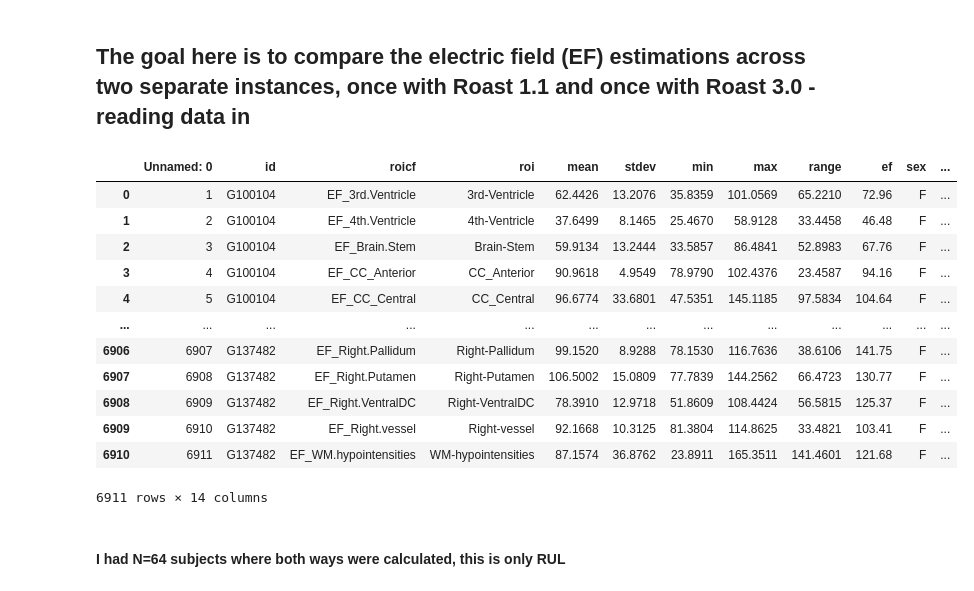
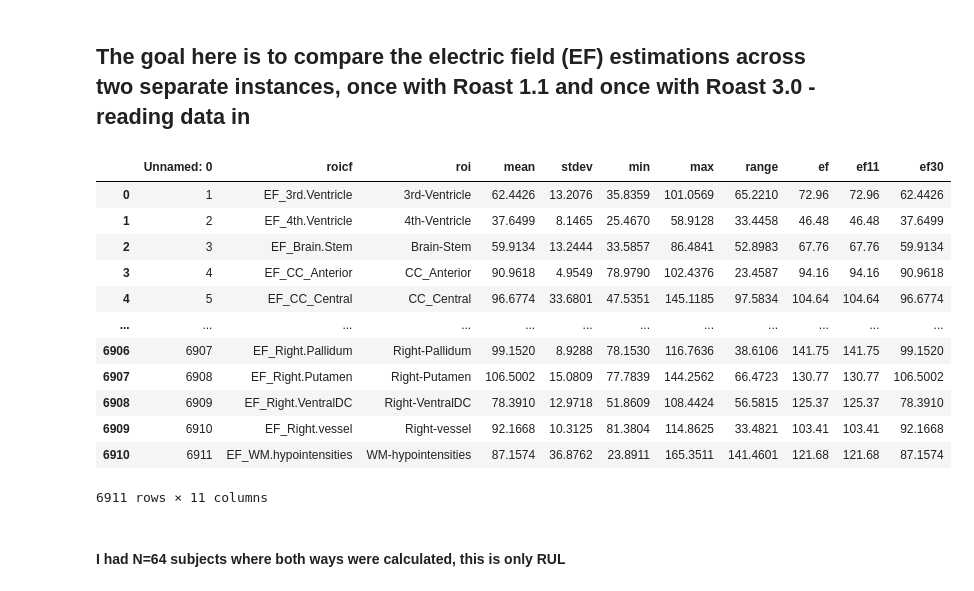
Before and after one commit to argyelan/Publications, a Jupyter notebook: TechnicalReports/Comparing_Roast_1.1vs3.0/Compare_Roast30vs11_final.ipynb, the cells around one changed output. Saved outputs shown, nothing was run; the diff lists cells and outputs as text; code cells hidden in the pictures.

```diff
--- a/TechnicalReports/Comparing_Roast_1.1vs3.0/Compare_Roast30vs11_final.ipynb
+++ b/TechnicalReports/Comparing_Roast_1.1vs3.0/Compare_Roast30vs11_final.ipynb
@@ -24,23 +24,23 @@ az.rcParams["stats.information_criterion"] = "waic"
 # %%
 import os
 os.chdir('/ECT/Bergen/Compare11vs30/')
 #dfef = pd.read_csv("./2022-05-27@19-05-18_cmpef.csv", sep=",")
 dfef = pd.read_csv("./2022-05-31@20-30-18_cmpef.csv", sep=",")
-dfef
+dfef.loc[:, ~dfef.columns.isin(['id', 'sex', 'age'])]
 # %% [output]
-|  | Unnamed: 0 | id | roicf | roi | mean | stdev | min | max | range | ef | sex | ... |
-| 0 | 1 | G100104 | EF_3rd.Ventricle | 3rd-Ventricle | 62.4426 | 13.2076 | 35.8359 | 101.0569 | 65.2210 | 72.96 | F | ... |
-| 1 | 2 | G100104 | EF_4th.Ventricle | 4th-Ventricle | 37.6499 | 8.1465 | 25.4670 | 58.9128 | 33.4458 | 46.48 | F | ... |
-| 2 | 3 | G100104 | EF_Brain.Stem | Brain-Stem | 59.9134 | 13.2444 | 33.5857 | 86.4841 | 52.8983 | 67.76 | F | ... |
-| 3 | 4 | G100104 | EF_CC_Anterior | CC_Anterior | 90.9618 | 4.9549 | 78.9790 | 102.4376 | 23.4587 | 94.16 | F | ... |
-| 4 | 5 | G100104 | EF_CC_Central | CC_Central | 96.6774 | 33.6801 | 47.5351 | 145.1185 | 97.5834 | 104.64 | F | ... |
-| ... | ... | ... | ... | ... | ... | ... | ... | ... | ... | ... | ... | ... |
-| 6906 | 6907 | G137482 | EF_Right.Pallidum | Right-Pallidum | 99.1520 | 8.9288 | 78.1530 | 116.7636 | 38.6106 | 141.75 | F | ... |
-| 6907 | 6908 | G137482 | EF_Right.Putamen | Right-Putamen | 106.5002 | 15.0809 | 77.7839 | 144.2562 | 66.4723 | 130.77 | F | ... |
-| 6908 | 6909 | G137482 | EF_Right.VentralDC | Right-VentralDC | 78.3910 | 12.9718 | 51.8609 | 108.4424 | 56.5815 | 125.37 | F | ... |
-| 6909 | 6910 | G137482 | EF_Right.vessel | Right-vessel | 92.1668 | 10.3125 | 81.3804 | 114.8625 | 33.4821 | 103.41 | F | ... |
-| 6910 | 6911 | G137482 | EF_WM.hypointensities | WM-hypointensities | 87.1574 | 36.8762 | 23.8911 | 165.3511 | 141.4601 | 121.68 | F | ... |
+|  | Unnamed: 0 | roicf | roi | mean | stdev | min | max | range | ef | ef11 | ef30 |
+| 0 | 1 | EF_3rd.Ventricle | 3rd-Ventricle | 62.4426 | 13.2076 | 35.8359 | 101.0569 | 65.2210 | 72.96 | 72.96 | 62.4426 |
+| 1 | 2 | EF_4th.Ventricle | 4th-Ventricle | 37.6499 | 8.1465 | 25.4670 | 58.9128 | 33.4458 | 46.48 | 46.48 | 37.6499 |
+| 2 | 3 | EF_Brain.Stem | Brain-Stem | 59.9134 | 13.2444 | 33.5857 | 86.4841 | 52.8983 | 67.76 | 67.76 | 59.9134 |
+| 3 | 4 | EF_CC_Anterior | CC_Anterior | 90.9618 | 4.9549 | 78.9790 | 102.4376 | 23.4587 | 94.16 | 94.16 | 90.9618 |
+| 4 | 5 | EF_CC_Central | CC_Central | 96.6774 | 33.6801 | 47.5351 | 145.1185 | 97.5834 | 104.64 | 104.64 | 96.6774 |
+| ... | ... | ... | ... | ... | ... | ... | ... | ... | ... | ... | ... |
+| 6906 | 6907 | EF_Right.Pallidum | Right-Pallidum | 99.1520 | 8.9288 | 78.1530 | 116.7636 | 38.6106 | 141.75 | 141.75 | 99.1520 |
+| 6907 | 6908 | EF_Right.Putamen | Right-Putamen | 106.5002 | 15.0809 | 77.7839 | 144.2562 | 66.4723 | 130.77 | 130.77 | 106.5002 |
+| 6908 | 6909 | EF_Right.VentralDC | Right-VentralDC | 78.3910 | 12.9718 | 51.8609 | 108.4424 | 56.5815 | 125.37 | 125.37 | 78.3910 |
+| 6909 | 6910 | EF_Right.vessel | Right-vessel | 92.1668 | 10.3125 | 81.3804 | 114.8625 | 33.4821 | 103.41 | 103.41 | 92.1668 |
+| 6910 | 6911 | EF_WM.hypointensities | WM-hypointensities | 87.1574 | 36.8762 | 23.8911 | 165.3511 | 141.4601 | 121.68 | 121.68 | 87.1574 |
-6911 rows × 14 columns
+6911 rows × 11 columns
 # %%
 md("####  I had N={} subjects where both ways were calculated, this is only RUL".format(np.unique(dfef.id).size))
 # %% [output]
```
Also changed, not shown: parts of 2 cells of this notebook.
